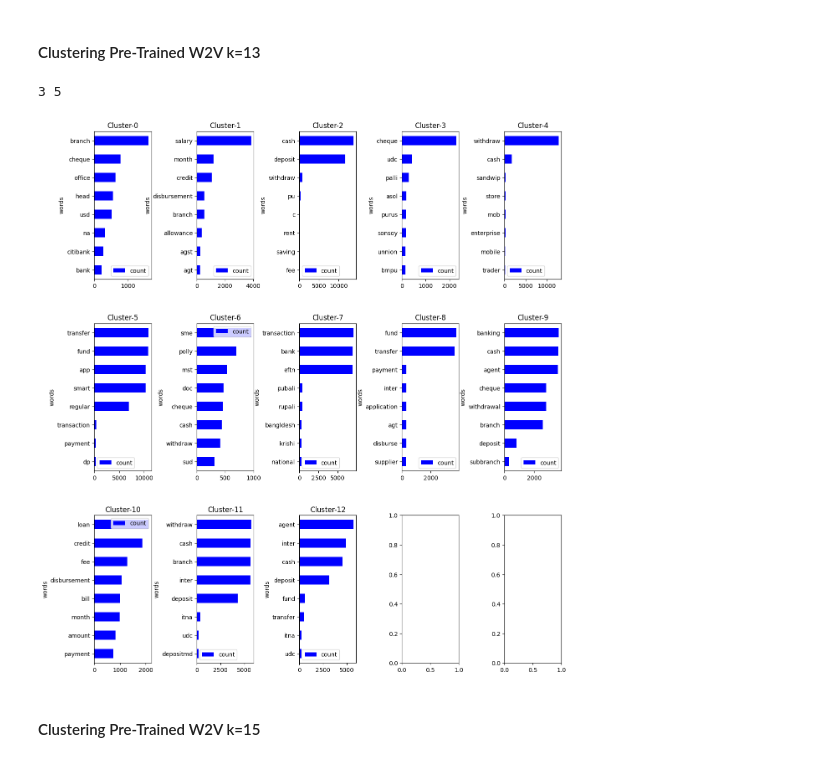
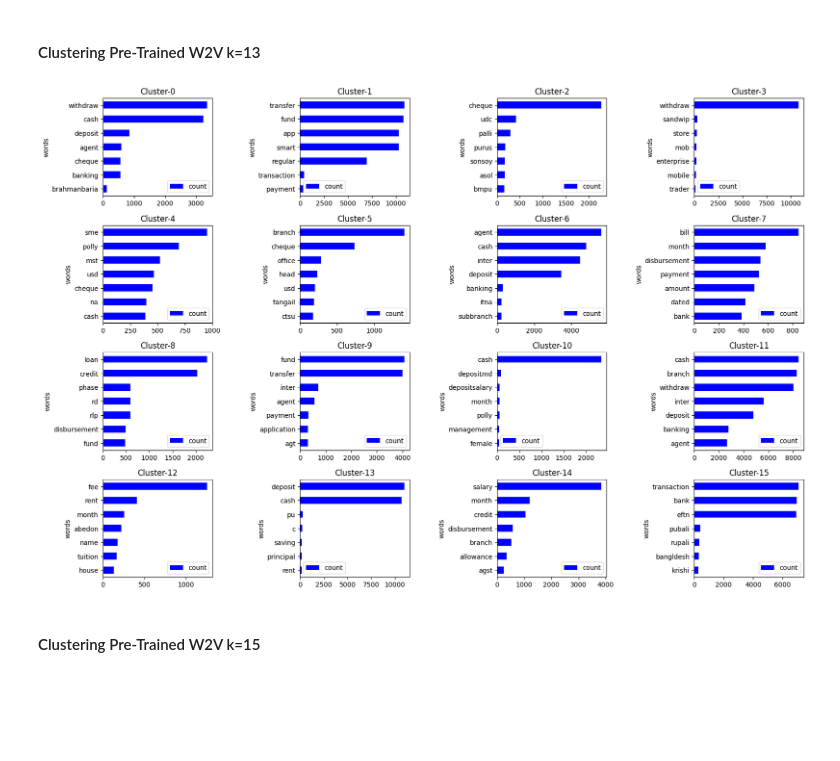
Before and after one commit to abdur-rafi/transaction-clustering, a Jupyter notebook: narration_clustering.ipynb, the cells around one changed output. Saved outputs shown, nothing was run; the diff lists cells and outputs as text; code cells hidden in the pictures; blank space fills up the shorter version.

```diff
--- a/narration_clustering.ipynb
+++ b/narration_clustering.ipynb
@@ -429,20 +392,23 @@ encodings = enocdings
 # %% [markdown]
 ### Functions
 # %%
-def cluster(df, encodings, k, colName):
+def normalize(encodings):
   import numpy as np
-  from sklearn.cluster import KMeans
-  from sklearn.metrics import silhouette_score
-
   norm = np.linalg.norm(encodings, axis = 1, keepdims = True)
   norm[norm == 0] = 1
   norm_encodings = encodings / norm
+  return norm_encodings
+
+def cluster(df, norm_encodings, k, colName):
+  from sklearn.cluster import KMeans
+  from sklearn.metrics import silhouette_score
 
   kmeans = KMeans(n_clusters=k).fit(norm_encodings)
   centroids = kmeans.cluster_centers_
   cluster_assignment = kmeans.predict(norm_encodings)
 
   df[colName] = cluster_assignment
+  return kmeans
 # %%
 def createFreqWordsBarPlot(df, n, title = 'Most Frequently Found Words in Narration', shape = (8,8), ax = None):
   import itertools
@@ -477,15 +443,16 @@ def plotClusterFreq(df,cluster_col, k, n, shape,ws,hs, s = 0):
 # %% [markdown]
 #### Clustering Pre-Trained W2V k=13
 # %%
-k = 13
+k = 16
 col = f'{k}-means-clustering'
-
-encodings = getEncodingsPreTrainedW2V(df, '/content/drive/MyDrive/word2vec-google-news-300.gz', 1000000)
-cluster(df, encodings, k, f'{k}-means-clustering')
-plotClusterFreq(df,col,k,8,(4,3), .8, .3)
+n = 7
+vectors = getVectorsPre('/content/drive/MyDrive/word2vec-google-news-300.gz', 1000000)
+encodings = getEncodings(df, vectors, 300)
+norm_encodings = normalize(encodings)
+kmeans_model = cluster(df, norm_encodings, k, col)
+plotClusterFreq(df,col,k,n,(4,3), .8, .3)
 # %% [output]
-3 5
-[figure, old version]
+[figure, new version]
 # %% [markdown]
 #### Clustering Pre-Trained W2V k=15
 # %%
```
Also changed, not shown: parts of 67 cells of this notebook.
